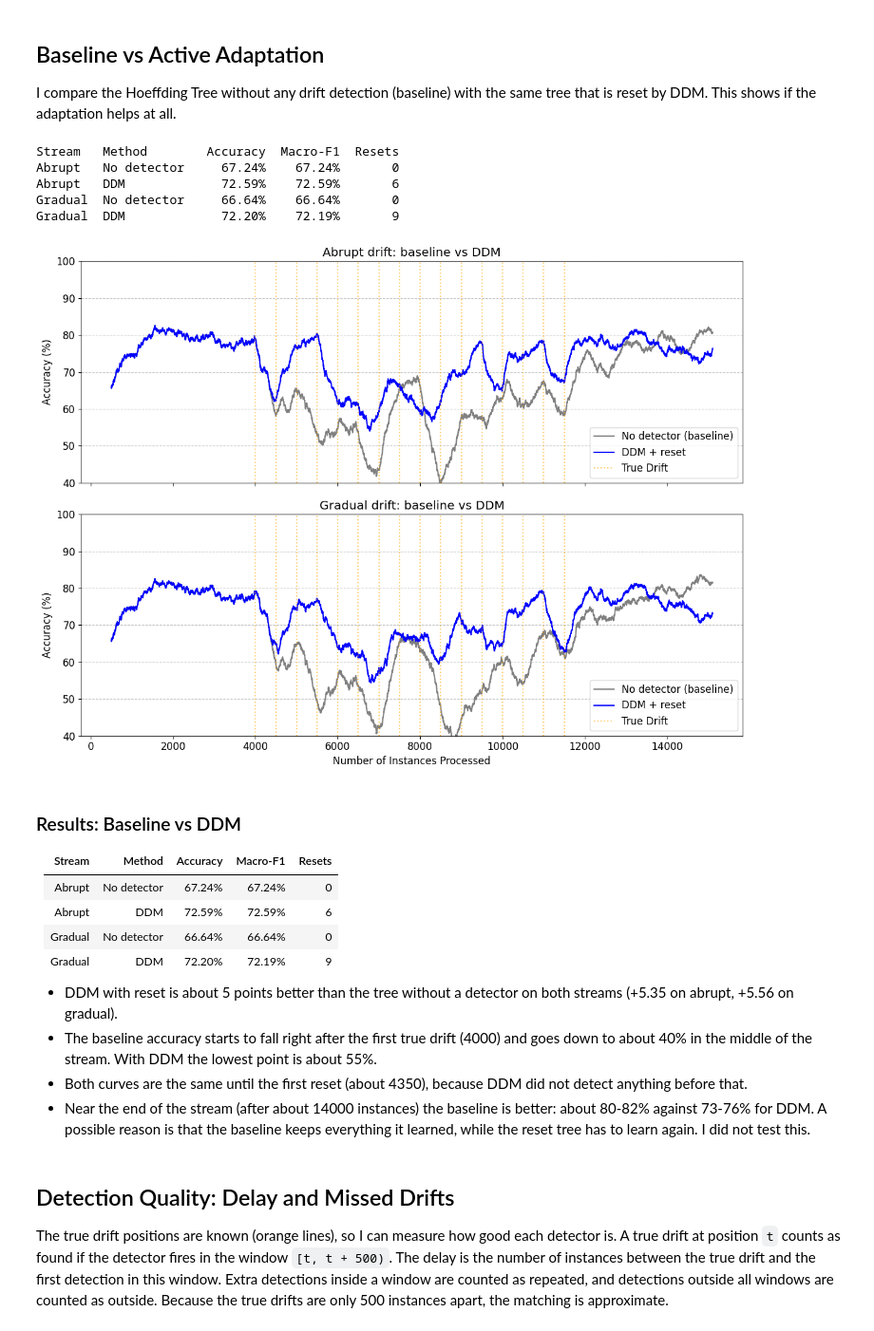
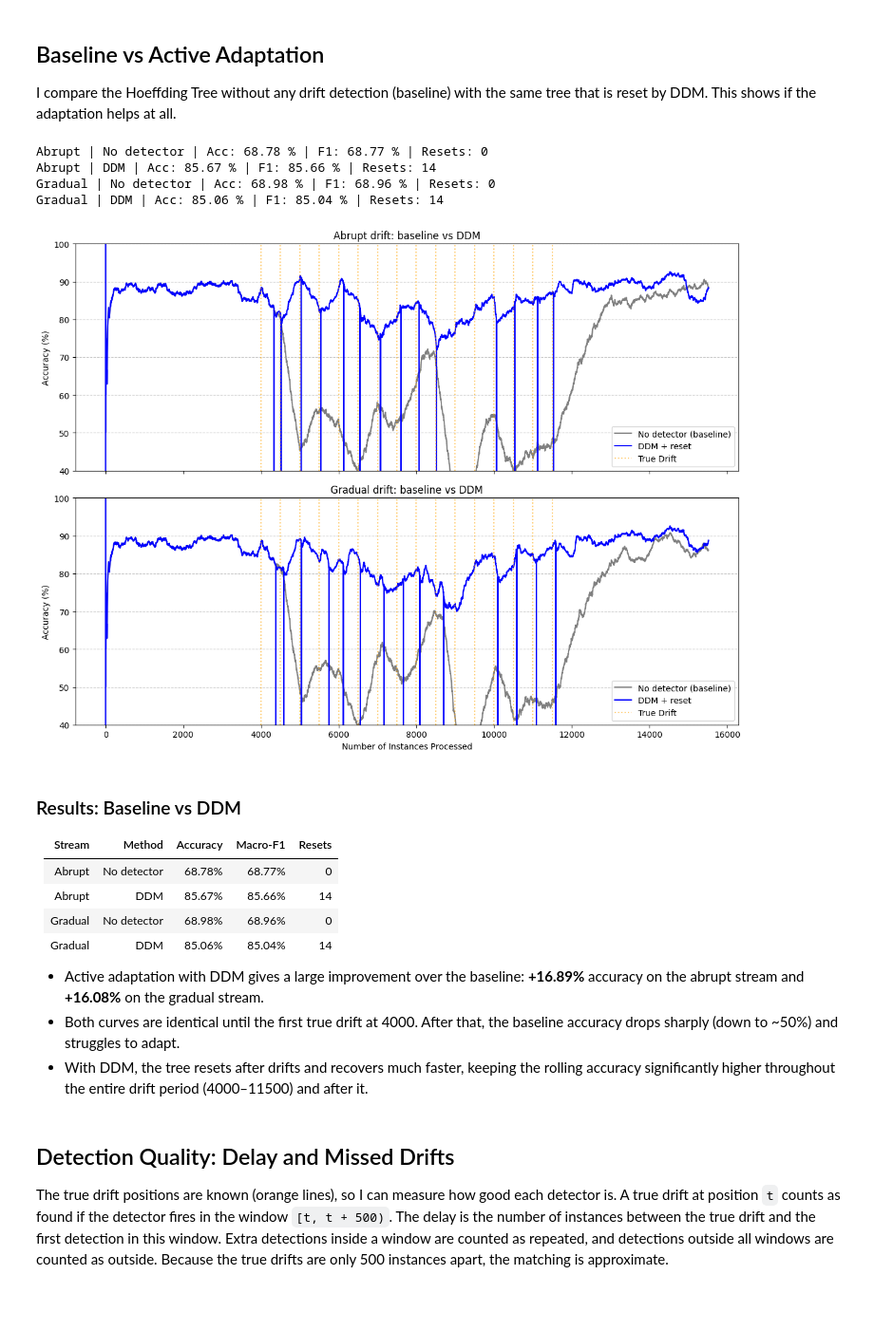
Before and after one commit to Yan-Pasichnyi/Concept-Drift-Analysis-in-Text-Data, a Jupyter notebook: notebooks/03_baseline_and_detection_quality.ipynb, the cells around one changed output. Shown at 95% size. Cells and saved outputs as stored; diff of their text form; code cells hidden in the pictures; blank space fills up the shorter version.

Commit message:
Update notebooks with BGE results, rename exploration notebook, regenerate plots

```diff
--- a/notebooks/03_baseline_and_detection_quality.ipynb
+++ b/notebooks/03_baseline_and_detection_quality.ipynb
@@ -5,16 +5,10 @@ This notebook answers two questions:
 1. Does active adaptation (drift detector + model reset) help compared to the same tree without any drift detection?
 2. How well do the detectors find the true drifts (delay, missed drifts, extra detections)?
 # %%
-%load_ext autoreload
-%autoreload 2
-
 import sys
 import os
-import matplotlib.pyplot as plt
+from river import drift
 
-# Add src folder to path
 sys.path.append(os.path.abspath('../src'))
-from evaluation import evaluate_stream, print_accuracy_table, print_quality_table, STREAMS, DETECTORS
+from evaluation import evaluate_stream, get_detectors, evaluate_detection_quality
 from plotting import plot_baseline_vs_ddm
-
-plt.rcParams.update({'font.size': 12, 'figure.figsize': (12, 6)})
@@ -24,35 +20,42 @@ plt.rcParams.update({'font.size': 12, 'figure.figsize': (12, 6)})
 I compare the Hoeffding Tree without any drift detection (baseline) with the same tree that is reset by DDM. This shows if the adaptation helps at all.
 # %%
 results = {}
-for stream_name, path in STREAMS.items():
-    results[stream_name] = {
-        'No detector': evaluate_stream(path),
-        'DDM': evaluate_stream(path, DETECTORS['DDM']()),
+
+for name, mode in [('Abrupt', 'abrupt'), ('Gradual', 'gradual')]:
+    results[name] = {
+        'No detector': evaluate_stream(mode=mode, detector=None),
+        'DDM': evaluate_stream(mode=mode, detector=drift.binary.DDM()),
     }
 
-print_accuracy_table(results)
-plot_baseline_vs_ddm(results, '../images/baseline_vs_ddm.png')
+for name, runs in results.items():
+    for method, r in runs.items():
+        print(
+            name, "|", method,
+            "| Acc:", round(r['accuracy'], 2), "%",
+            "| F1:", round(r['macro_f1'], 2), "%",
+            "| Resets:", len(r['drifts']),
+        )
+
+plot_baseline_vs_ddm(results, save_path='../images/baseline_vs_ddm.png')
 # %% [output]
-Stream   Method        Accuracy  Macro-F1  Resets
-Abrupt   No detector     67.24%    67.24%       0
-Abrupt   DDM             72.59%    72.59%       6
-Gradual  No detector     66.64%    66.64%       0
-Gradual  DDM             72.20%    72.19%       9
+Abrupt | No detector | Acc: 68.78 % | F1: 68.77 % | Resets: 0
+Abrupt | DDM | Acc: 85.67 % | F1: 85.66 % | Resets: 14
+Gradual | No detector | Acc: 68.98 % | F1: 68.96 % | Resets: 0
+Gradual | DDM | Acc: 85.06 % | F1: 85.04 % | Resets: 14
-[figure, old version]
+[figure, new version]
 # %% [markdown]
 ### Results: Baseline vs DDM
 
 | Stream | Method | Accuracy | Macro-F1 | Resets |
 |--------|--------|----------|----------|--------|
-| Abrupt | No detector | 67.24% | 67.24% | 0 |
-| Abrupt | DDM | 72.59% | 72.59% | 6 |
-| Gradual | No detector | 66.64% | 66.64% | 0 |
-| Gradual | DDM | 72.20% | 72.19% | 9 |
+| Abrupt | No detector | 68.78% | 68.77% | 0 |
+| Abrupt | DDM | 85.67% | 85.66% | 14 |
+| Gradual | No detector | 68.98% | 68.96% | 0 |
+| Gradual | DDM | 85.06% | 85.04% | 14 |
 
-- DDM with reset is about 5 points better than the tree without a detector on both streams (+5.35 on abrupt, +5.56 on gradual).
-- The baseline accuracy starts to fall right after the first true drift (4000) and goes down to about 40% in the middle of the stream. With DDM the lowest point is about 55%.
-- Both curves are the same until the first reset (about 4350), because DDM did not detect anything before that.
-- Near the end of the stream (after about 14000 instances) the baseline is better: about 80-82% against 73-76% for DDM. A possible reason is that the baseline keeps everything it learned, while the reset tree has to learn again. I did not test this.
+- Active adaptation with DDM gives a large improvement over the baseline: **+16.89%** accuracy on the abrupt stream and **+16.08%** on the gradual stream.
+- Both curves are identical until the first true drift at 4000. After that, the baseline accuracy drops sharply (down to ~50%) and struggles to adapt.
+- With DDM, the tree resets after drifts and recovers much faster, keeping the rolling accuracy significantly higher throughout the entire drift period (4000–11500) and after it.
 # %% [markdown]
 ## Detection Quality: Delay and Missed Drifts
 
```
Also changed, not shown: parts of 4 cells of this notebook, 6 other files.
